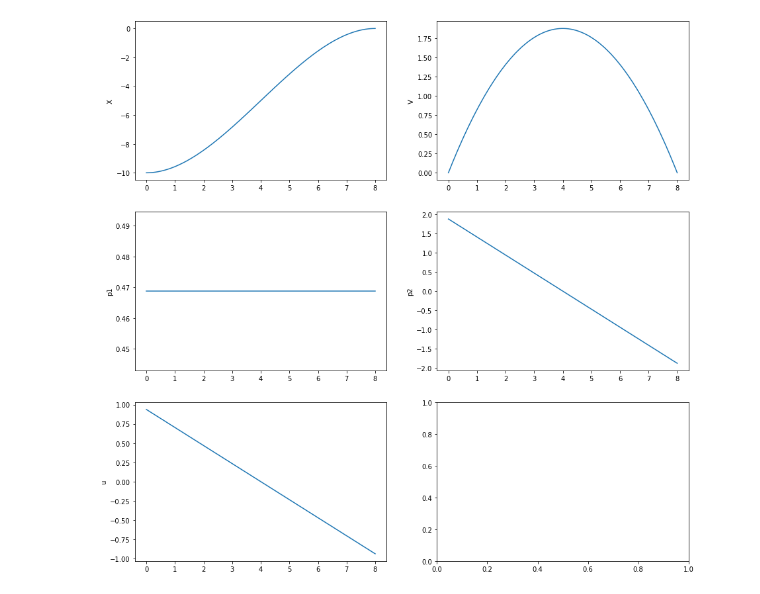
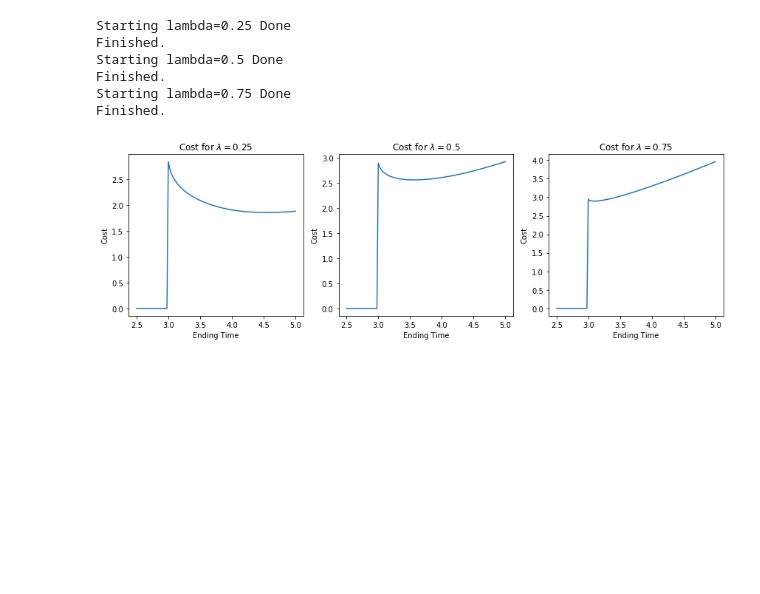
Before and after one commit to fidlerja/optimal-control, a Jupyter notebook: shooting_method.ipynb, the cells around one changed output. Drawn from its saved outputs; the diff is of its cells as text; code cells hidden in the pictures; blank space fills up the shorter version.

```diff
--- a/shooting_method.ipynb
+++ b/shooting_method.ipynb
@@ -20,0 +49,3 @@ We define the surface here under the variable f
+# %%
+def func(p, tf=5, lambda_=1/2):
+    return odeint(ode, np.array([x0, v0, p[0], p[1]]), [t0,tf], (lambda_,), atol=1e-10)[1,0:2]
@@ -21,13 +131,7 @@ We define the surface here under the variable f
 # %%
-# global variables
-g = 9.81
-min_u = -1
-max_u = 1
-lambda_ = 0
-
 #surface
 x = sy.symbols('x')
-f = 0 # -sy.cos(x/2)
+f = sy.exp(-(x+5)**2)
 
 fp = sy.diff(f)
 norm = 1 / sy.sqrt(1+fp**2)
@@ -123,17 +156,32 @@ sol = odeint(ode, np.array([x0, v0, p0[0], p0[1]]), t, atol=1e-10)
-# %%
-fig, ax = plt.subplots(3, 2, figsize=(15, 15))
-ax[0, 0].plot(t, sol[:,0])
-ax[0, 0].set_ylabel('X')
-ax[0, 1].plot(t, sol[:,1])
-ax[0, 1].set_ylabel('V')
-ax[1, 0].plot(t, sol[:,2])
-ax[1, 0].set_ylabel('p1')
-ax[1, 1].plot(t, sol[:,3])
-ax[1, 1].set_ylabel('p2')
-
-ones = np.ones_like(sol[:,3])
-ax[2,0].plot(t, np.minimum(np.maximum(ones*min_u, sol[:,3] / (2*(1-lambda_))), ones*max_u))
-ax[2,0].set_ylabel('u')
-plt.show()
-# %% [output]
-[figure, removed]
+# %%
+#intial guesses
+p0 = np.array([0, 0])
+T = np.geomspace(2.5, 5, 100)[::-1]
+# %%
+#solve
+lambdas = [0.25, 0.5, 0.75] # values in (0, 1]
+costs = []
+p0ss = []
+for lambda_ in lambdas:
+    print(f"Starting lambda={lambda_}", end=' ')
+    cost, p0s = find_costs(p0, T, func, lambda_, display=False)
+    costs.append(cost)
+    p0ss.append(p0s)
+    print(f"Finished.")
+# %% [output]
+Starting lambda=0.25 Done
+Finished.
+Starting lambda=0.5 Done
+Finished.
+Starting lambda=0.75 Done
+Finished.
+# %%
+plt.figure(figsize=(12,4))
+for i, lambda_ in enumerate(lambdas):
+    plt.subplot(1,3,i+1)
+    plt.plot(T, costs[i])
+    pltAttr("Ending Time", "Cost", rf"Cost for $\lambda = {lambda_}$")
+
+plt.savefig("cost_change.png")
+# %% [output]
+[figure, added]
```
Also changed, not shown: parts of 16 cells of this notebook, 2 other files.
